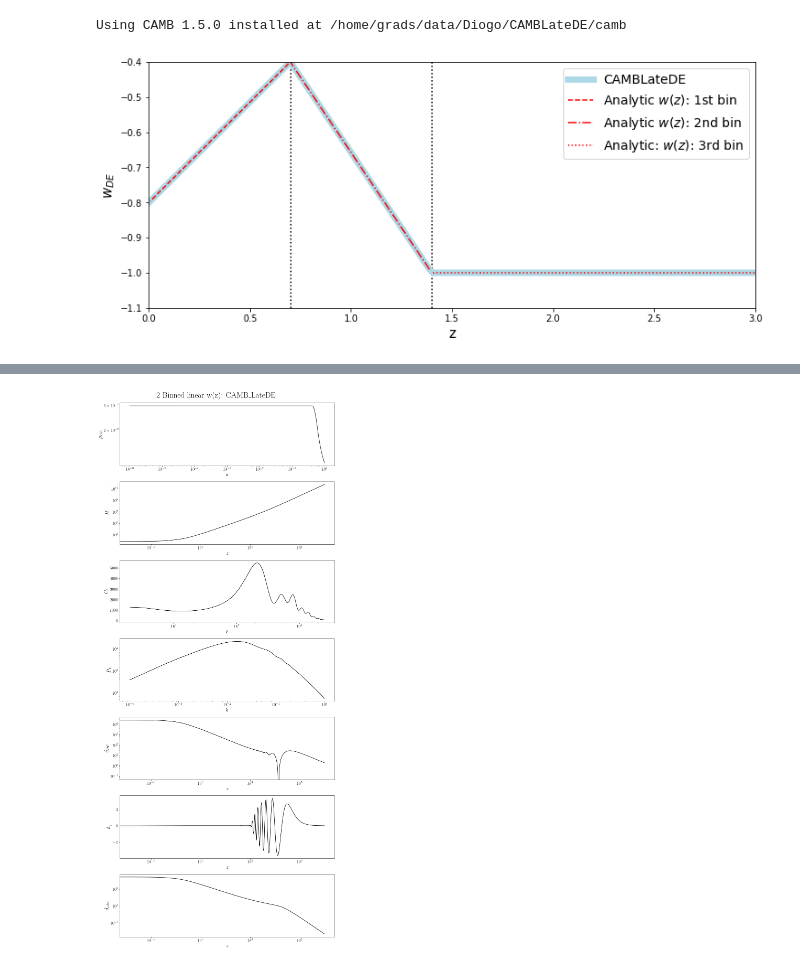
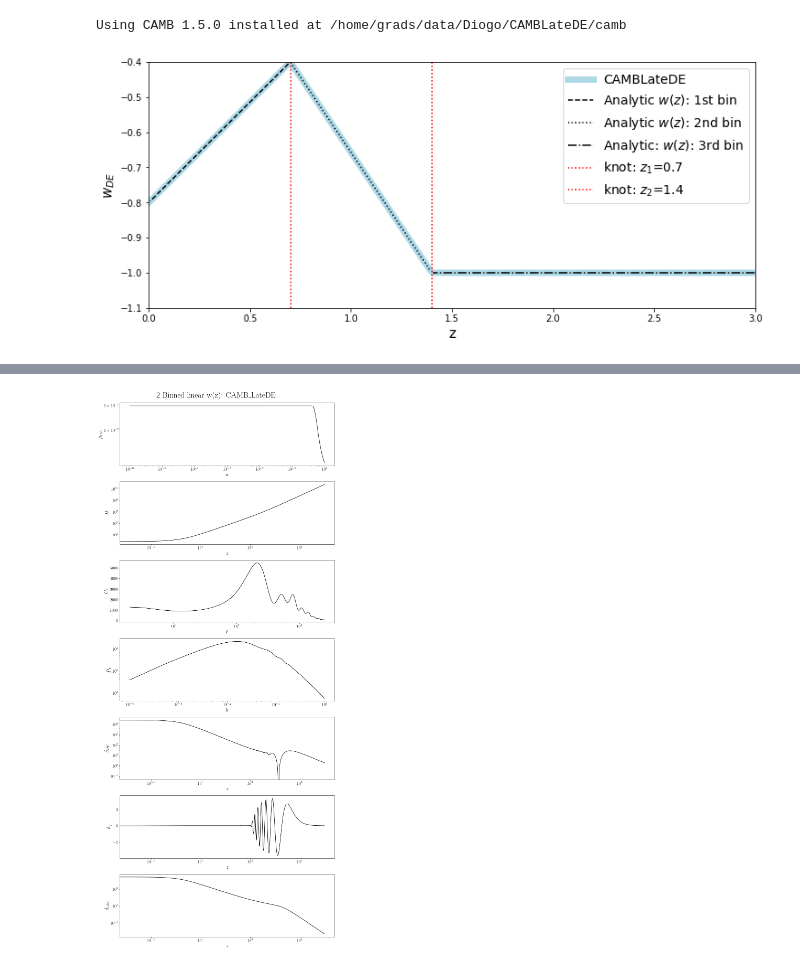
Before and after one commit to SBU-COSMOLIKE/CAMB, a Jupyter notebook: docs/LateDE_test.ipynb, the cells around one changed output, grey strips where cells are left out. Saved outputs shown, nothing was run; the diff lists cells and outputs as text; code cells hidden in the pictures.

```diff
--- a/docs/LateDE_test.ipynb
+++ b/docs/LateDE_test.ipynb
@@ -1666,40 +1666,40 @@ w3 = latede_results.Params.DarkEnergy.w3
 #
 wa0 = (w1-w0)/(z1-z0)
 wa1 = (w2-w1)/(z2-z1)
 wa2 = (w3-w2)/(z3-z1)
 #
-
-plt.axvline(x = z1,ls=':',c='k')
-plt.axvline(x = z2,ls=':',c='k')
 
 w_1st_bin,w_2nd_bin,w_3rd_bin=[],[],[]
 redshift1,redshift2,redshift3=[],[],[]
 
 for i in np.arange(len(redshift)):
     if (z0<redshift[i]<z1):
         redshift1.append(redshift[i])
         w_1st_bin.append(w0 + wa0*(redshift[i]-z0))
     elif (z1<redshift[i]<z2):
         redshift2.append(redshift[i])
         w_2nd_bin.append(w1 + wa1*(redshift[i]-z1))
     elif (z2<redshift[i]):
         redshift3.append(redshift[i])
         w_3rd_bin.append(w2 + wa2*(redshift[i]-z2))
 
 plt.rcParams['figure.figsize'] = [12, 5]
 
 plt.plot(redshift,w_test,color='lightblue',lw=7,label='CAMBLateDE')
-plt.plot(redshift1,w_1st_bin,ls='--',color='red',label=r'Analytic $w(z)$: 1st bin')
-plt.plot(redshift2,w_2nd_bin,ls='-.',color='red',label=r'Analytic $w(z)$: 2nd bin')
-plt.plot(redshift3,w_3rd_bin,ls=':',color='red',label=r'Analytic: $w(z)$: 3rd bin')
+plt.plot(redshift1,w_1st_bin,ls='--',color='black',label=r'Analytic $w(z)$: 1st bin')
+plt.plot(redshift2,w_2nd_bin,ls=':',color='black',label=r'Analytic $w(z)$: 2nd bin')
+plt.plot(redshift3,w_3rd_bin,ls='-.',color='black',label=r'Analytic: $w(z)$: 3rd bin')
+
+plt.axvline(x = z1,ls=':',c='r',label=r'knot: $z_1$={}'.format(z1))
+plt.axvline(x = z2,ls=':',c='r',label=r'knot: $z_2$={}'.format(z2))
 
 plt.xlabel('z',fontsize=15)
 plt.ylabel(r'$w_{DE}$',fontsize=15)
 plt.legend(loc='best',fontsize=14)
 plt.xlim(0,3)
 plt.ylim(-1.1,-.4);
 # %% [output]
-[figure, old version]
+[figure, new version]
 # %%
 scale_factor = np.logspace(-6, 0, 1000)
 redshift = 1/scale_factor - 1
```
Also changed, not shown: parts of 6 cells of this notebook, 1 other file.
